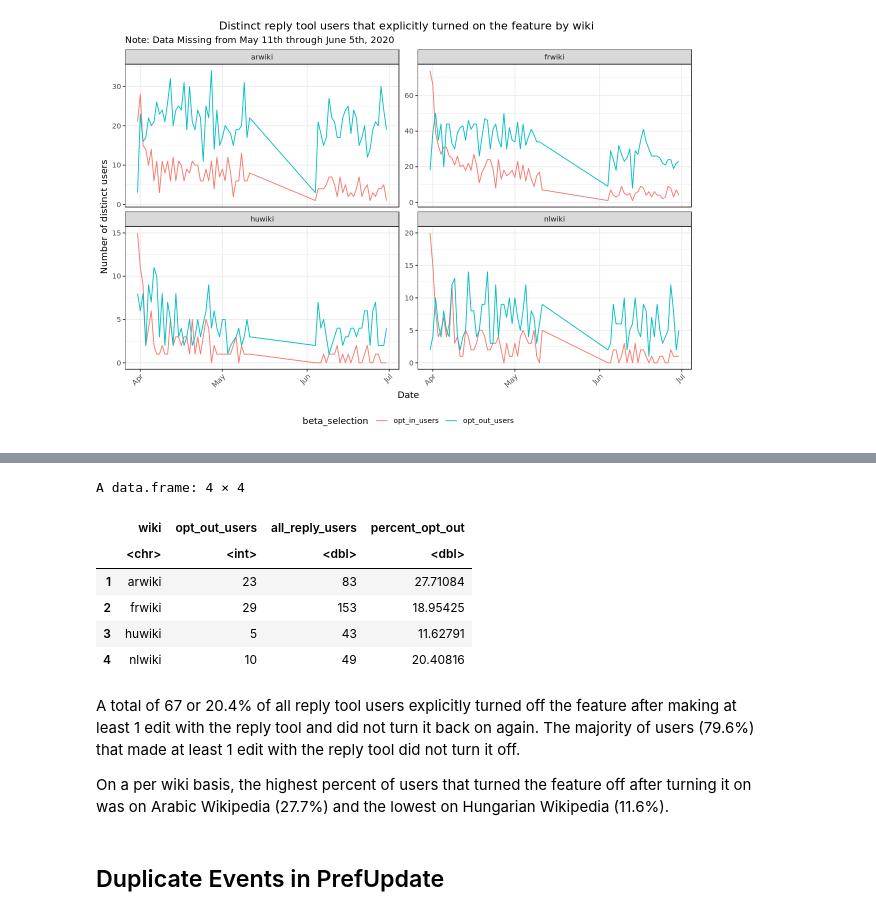
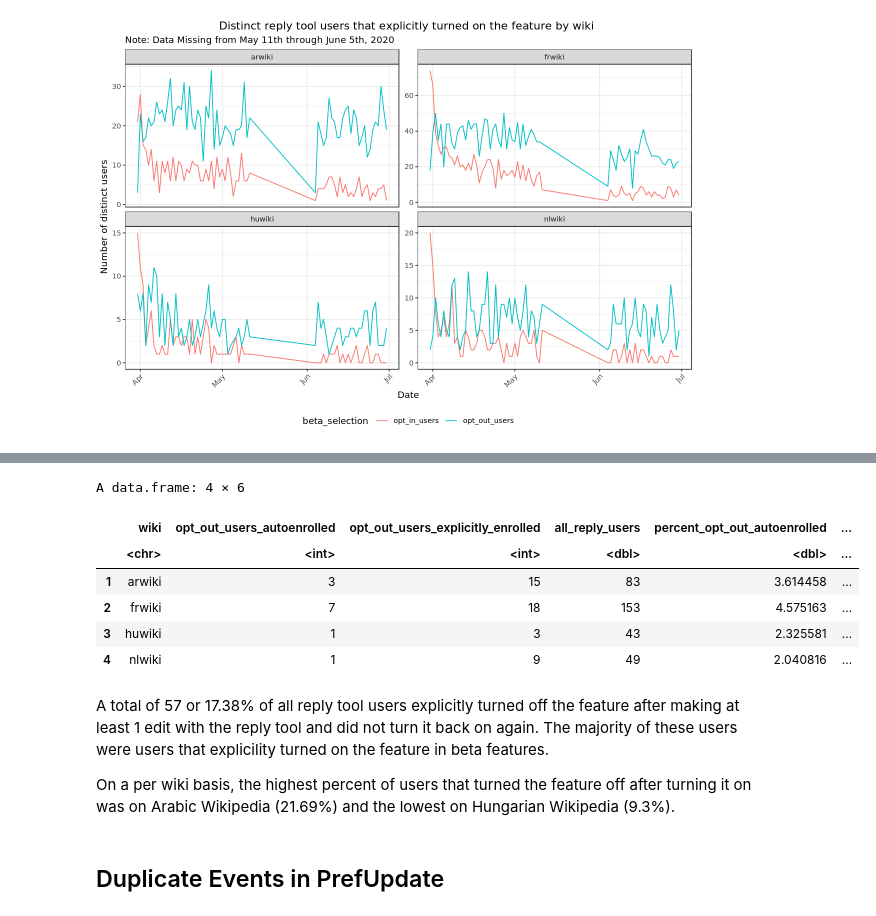
Before and after one commit to wikimedia-research/Reply-tools-analysis-2021, a Jupyter notebook: Replying-Tool-Adoption-Metrics.ipynb, the cells around one changed output, grey strips where cells are left out. Cells and saved outputs as stored; diff of their text form; code cells hidden in the pictures.

Commit message:
updated breakdown of opt-out users

```diff
--- a/Replying-Tool-Adoption-Metrics.ipynb
+++ b/Replying-Tool-Adoption-Metrics.ipynb
@@ -789,20 +830,21 @@ opt_out_after_reply$all_reply_users <- c(83,153,43,49)
 # %%
 opt_out_after_reply_bywiki <- opt_out_after_reply %>%
-    mutate(percent_opt_out = opt_out_users/all_reply_users * 100)
+    mutate(percent_opt_out_autoenrolled = opt_out_users_autoenrolled/all_reply_users * 100,
+          percent_opt_out_explicitly_enrolled = opt_out_users_explicitly_enrolled/all_reply_users * 100)
 
 head(opt_out_after_reply_bywiki)
 # %% [output]
-A data.frame: 4 × 4
+A data.frame: 4 × 6
-|  | wiki | opt_out_users | all_reply_users | percent_opt_out |
-|  | <chr> | <int> | <dbl> | <dbl> |
-| 1 | arwiki | 23 | 83 | 27.71084 |
-| 2 | frwiki | 29 | 153 | 18.95425 |
-| 3 | huwiki | 5 | 43 | 11.62791 |
-| 4 | nlwiki | 10 | 49 | 20.40816 |
+|  | wiki | opt_out_users_autoenrolled | opt_out_users_explicitly_enrolled | all_reply_users | percent_opt_out_autoenrolled | ... |
+|  | <chr> | <int> | <int> | <dbl> | <dbl> | ... |
+| 1 | arwiki | 3 | 15 | 83 | 3.614458 | ... |
+| 2 | frwiki | 7 | 18 | 153 | 4.575163 | ... |
+| 3 | huwiki | 1 | 3 | 43 | 2.325581 | ... |
+| 4 | nlwiki | 1 | 9 | 49 | 2.040816 | ... |
 # %% [markdown]
-A total of 67 or 20.4% of all reply tool users explicitly turned off the feature after making at least 1 edit with the reply tool and did not turn it back on again. The majority of users (79.6%) that made at least 1 edit with the reply tool did not turn it off.
+A total of 57 or 17.38% of all reply tool users explicitly turned off the feature after making at least 1 edit with the reply tool and did not turn it back on again. The majority of these users were users that explicility turned on the feature in beta features.
 
-On a per wiki basis, the highest percent of users that turned the feature off after turning it on was on Arabic Wikipedia (27.7%) and the lowest on Hungarian Wikipedia (11.6%).
+On a per wiki basis, the highest percent of users that turned the feature off after turning it on was on Arabic Wikipedia (21.69%) and the lowest on Hungarian Wikipedia (9.3%).
 # %% [markdown]
 ## Duplicate Events in PrefUpdate
 # %% [markdown]
```
Also changed, not shown: parts of 6 cells of this notebook, 1 other file.
